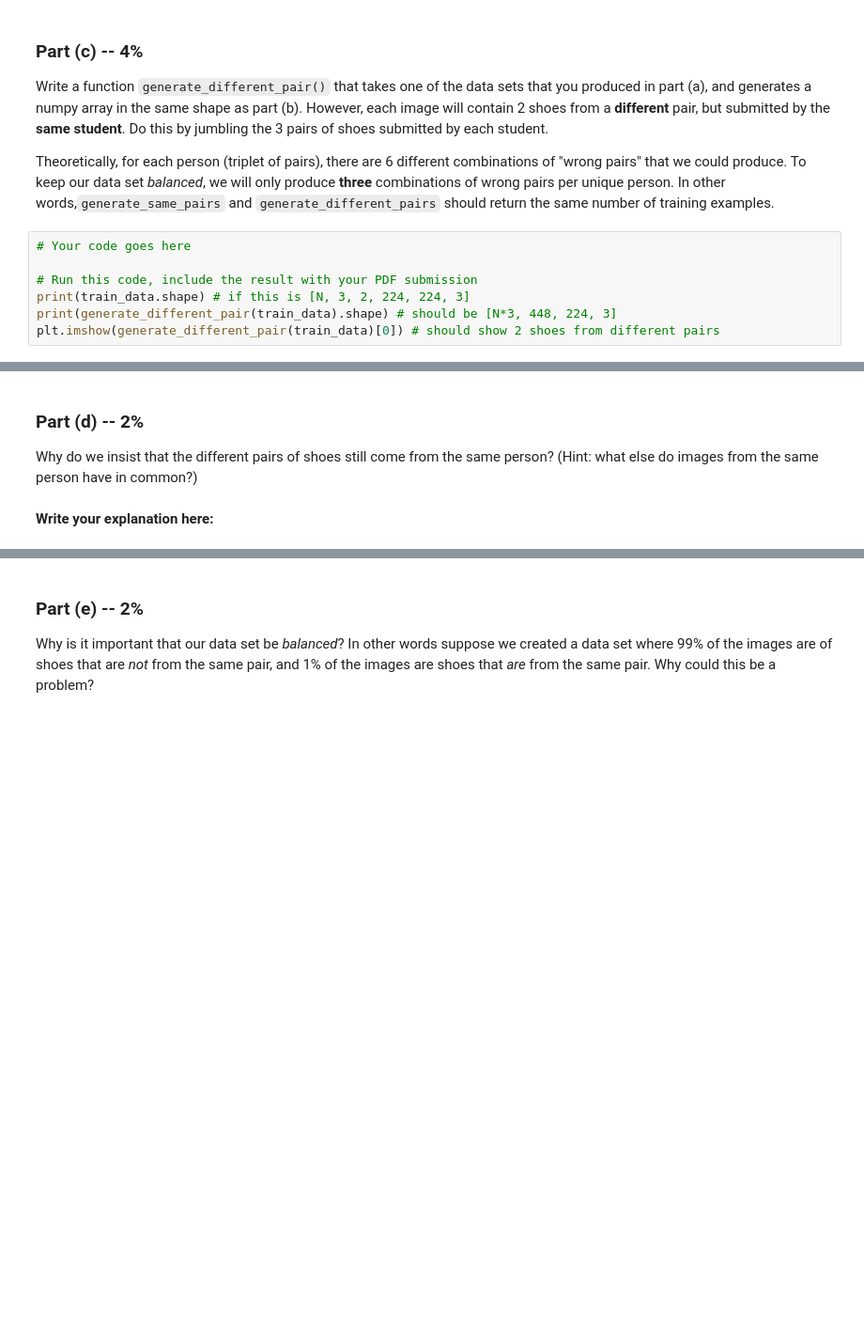
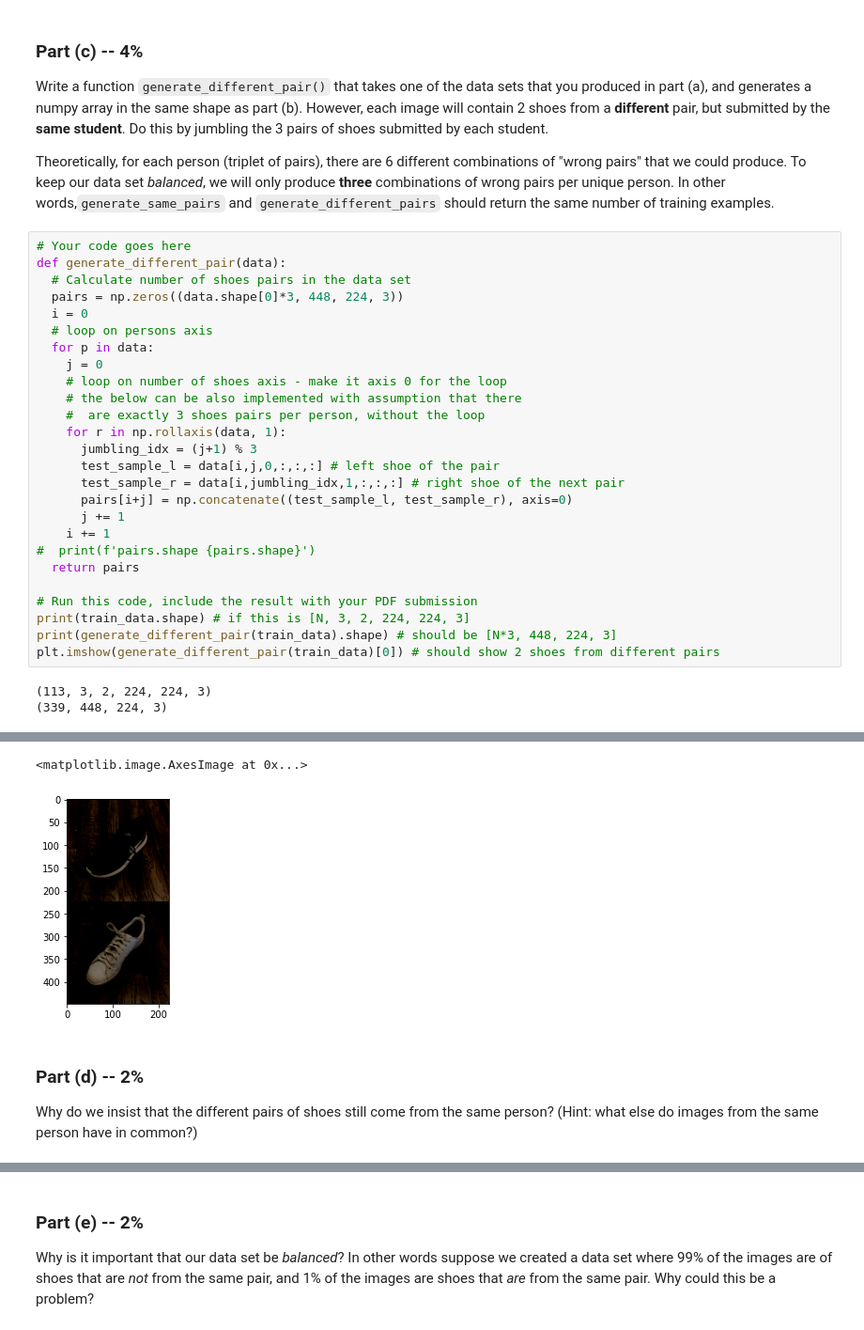
Before and after one commit to alexfok/IntroDeepLearning2022, a Jupyter notebook: Assignment3.ipynb, the cells around one changed output, grey strips where cells are left out. Shown at 94% size. Saved outputs shown, nothing was run; the diff lists cells and outputs as text; blank space fills up the shorter version.

```diff
--- a/Assignment3.ipynb
+++ b/Assignment3.ipynb
@@ -279,8 +319,30 @@ In other words,`generate_same_pairs` and `generate_different_pairs` should
 return the same number of training examples.
 # %%
 # Your code goes here
+def generate_different_pair(data):
+  # Calculate number of shoes pairs in the data set
+  pairs = np.zeros((data.shape[0]*3, 448, 224, 3))
+  i = 0
+  # loop on persons axis
+  for p in data:
+    j = 0
+    # loop on number of shoes axis - make it axis 0 for the loop
+    # the below can be also implemented with assumption that there
+    #  are exactly 3 shoes pairs per person, without the loop
+    for r in np.rollaxis(data, 1):
+      jumbling_idx = (j+1) % 3
+      test_sample_l = data[i,j,0,:,:,:] # left shoe of the pair
+      test_sample_r = data[i,jumbling_idx,1,:,:,:] # right shoe of the next pair
+      pairs[i+j] = np.concatenate((test_sample_l, test_sample_r), axis=0)
+      j += 1
+    i += 1
+#  print(f'pairs.shape {pairs.shape}')
+  return pairs
 
 # Run this code, include the result with your PDF submission
 print(train_data.shape) # if this is [N, 3, 2, 224, 224, 3]
 print(generate_different_pair(train_data).shape) # should be [N*3, 448, 224, 3]
 plt.imshow(generate_different_pair(train_data)[0]) # should show 2 shoes from different pairs
+# %% [output]
+(113, 3, 2, 224, 224, 3)
+(339, 448, 224, 3)
@@ -287,7 +350,7 @@ plt.imshow(generate_different_pair(train_data)[0]) # should show 2 shoes from di
+<matplotlib.image.AxesImage at 0x...>
+[figure, added]
 # %% [markdown]
 ### Part (d) -- 2%
 
 Why do we insist that the different pairs of shoes still come from the same
 person?  (Hint: what else do images from the same person have in common?)
-# %% [markdown]
-**Write your explanation here:**
```
Also changed, not shown: parts of 8 cells of this notebook.
